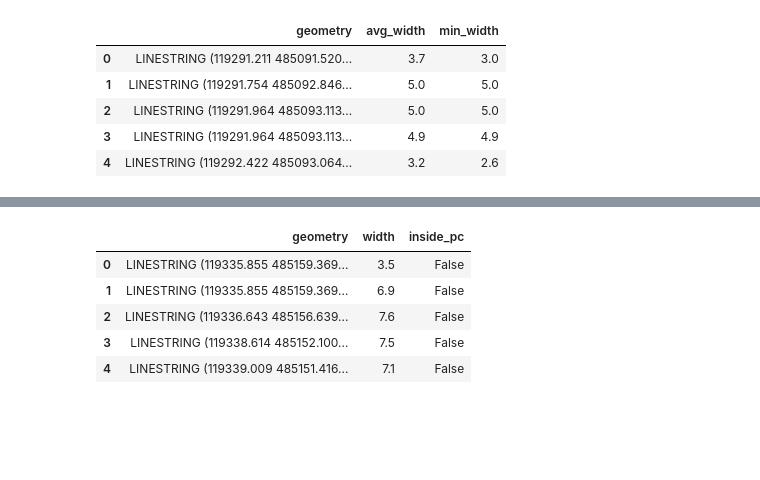
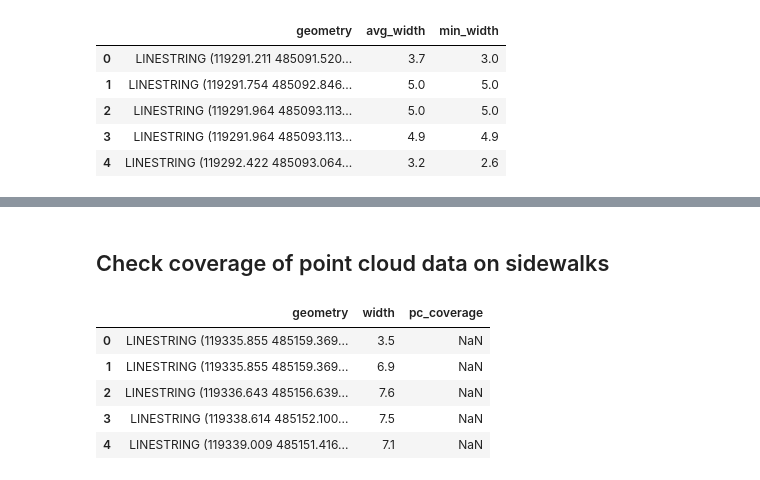
Before and after one commit to Amsterdam-AI-Team/Urban_PointCloud_Sidewalk_Width, a Jupyter notebook: notebooks/5. Sidewalk width.ipynb, the cells around one changed output, grey strips where cells are left out. Saved outputs shown, nothing was run; the diff lists cells and outputs as text; code cells hidden in the pictures; blank space fills up the shorter version.

```diff
--- a/notebooks/5. Sidewalk width.ipynb
+++ b/notebooks/5. Sidewalk width.ipynb
@@ -211,10 +202,0 @@ def inside_tile(linestring):
-# %%
-df_segments['inside_pc'] = df_segments.progress_apply(lambda row: inside_tile(row.geometry), axis=1)
-df_segments.head()
-# %% [output]
-|  | geometry | width | inside_pc |
-| 0 | LINESTRING (119335.855 485159.369... | 3.5 | False |
-| 1 | LINESTRING (119335.855 485159.369... | 6.9 | False |
-| 2 | LINESTRING (119336.643 485156.639... | 7.6 | False |
-| 3 | LINESTRING (119338.614 485152.100... | 7.5 | False |
-| 4 | LINESTRING (119339.009 485151.416... | 7.1 | False |
@@ -224,0 +203,2 @@ with open('../datasets/output/intermediate_output_segments.geojson', 'w') as f:
+# %% [markdown]
+## Check coverage of point cloud data on sidewalks
@@ -224,0 +231,9 @@ with open('../datasets/output/intermediate_output_segments.geojson', 'w') as f:
+# %%
+df_segments.head(5)
+# %% [output]
+|  | geometry | width | pc_coverage |
+| 0 | LINESTRING (119335.855 485159.369... | 3.5 | NaN |
+| 1 | LINESTRING (119335.855 485159.369... | 6.9 | NaN |
+| 2 | LINESTRING (119336.643 485156.639... | 7.6 | NaN |
+| 3 | LINESTRING (119338.614 485152.100... | 7.5 | NaN |
+| 4 | LINESTRING (119339.009 485151.416... | 7.1 | NaN |
```
Also changed, not shown: parts of 11 cells of this notebook.
